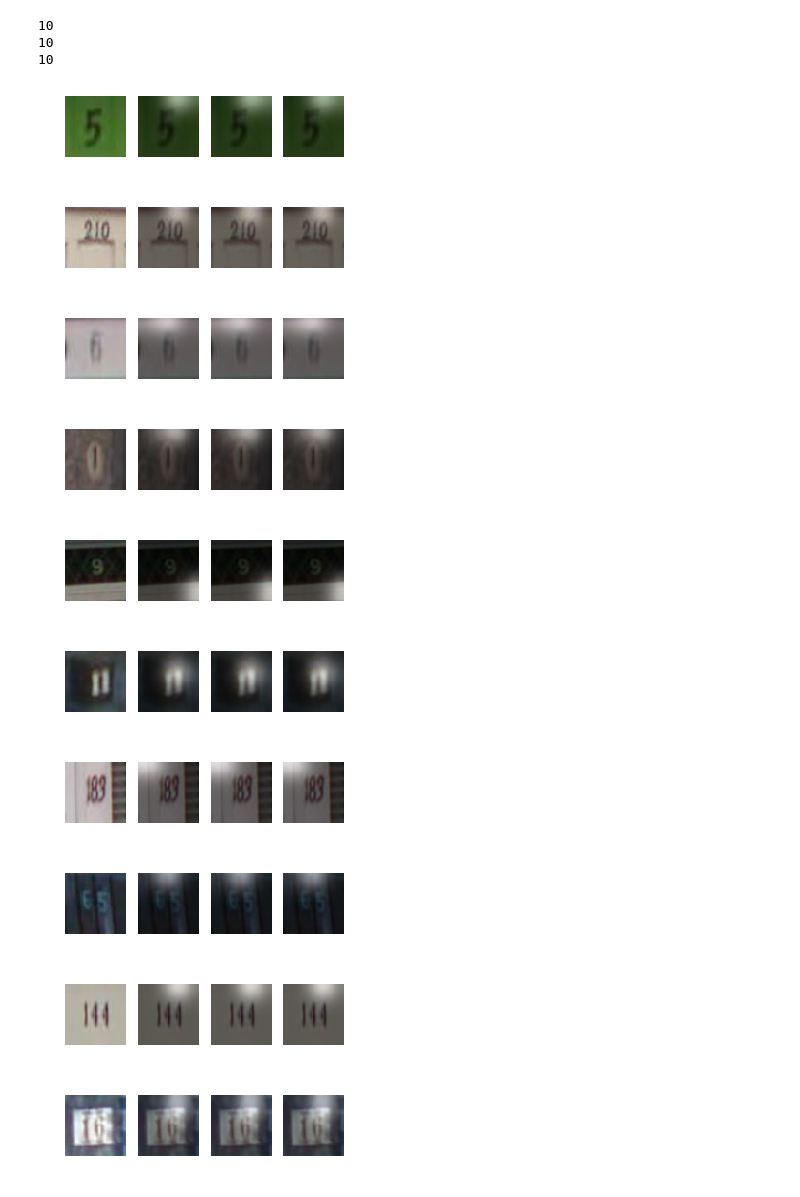
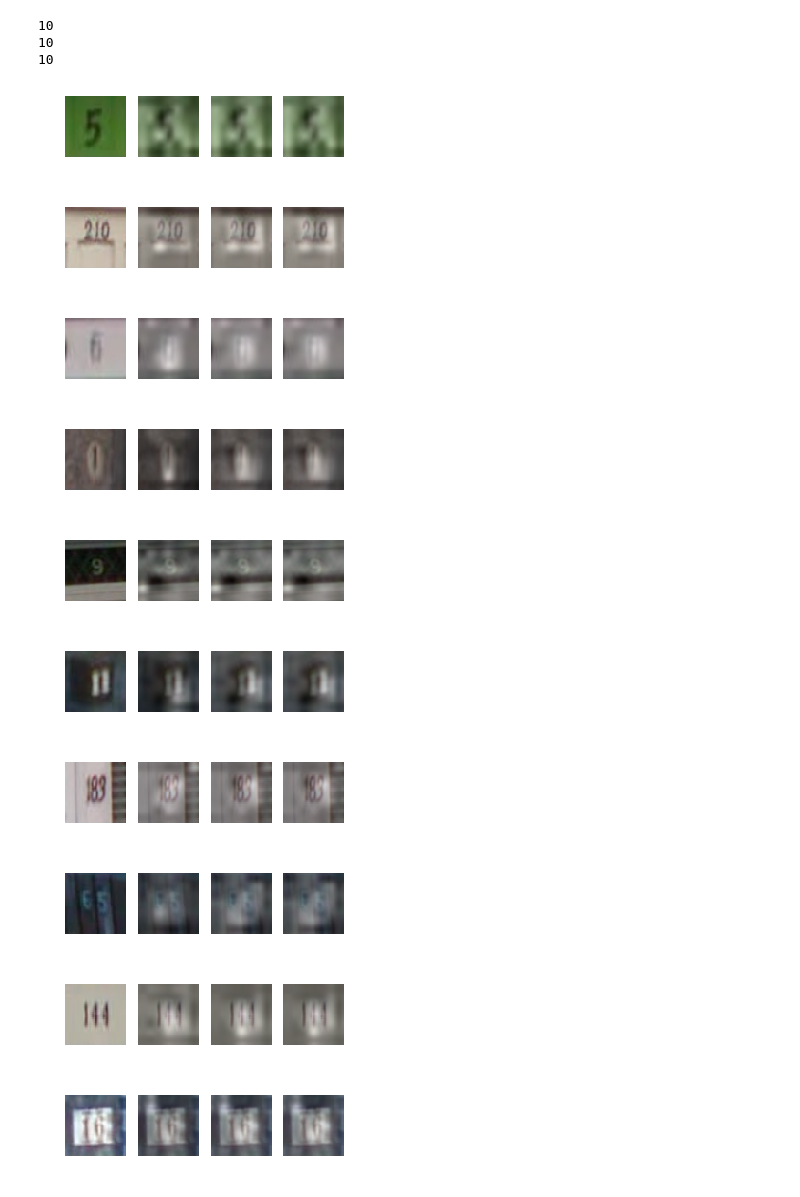
Before and after one commit to tonyjo/multi_digit_classification_attention, a Jupyter notebook: evaluate_and_viz.ipynb, the cells around one changed output. Cells and saved outputs as stored; diff of their text form; code cells hidden in the pictures.

```diff
--- a/evaluate_and_viz.ipynb
+++ b/evaluate_and_viz.ipynb
@@ -23,14 +23,14 @@ plt.rcParams['image.cmap'] = 'gray'
 n_iters     = 10
 print_every = 5
 batch_size  = 1
-pretrained_model = None
+pretrained_model = './model/lstm1/model-35'
 ground_attention_upsample = (64, 64)
 # %%
 # Load train dataset
 data = dataLoader(directory='./dataset', dataset_dir='test_curated', dataset_name='test.txt', max_steps=3, mode='Test')
 # Load Model
 model = Model(dim_feature=[49, 256], dim_hidden=128, n_time_step=3,
-              alpha_c=0.5, image_height=64, image_width=64, mode='test')
+              alpha_c=0.5, image_height=64, image_width=64, mode='train')
 # Build model for inference
 pred_bboxs_, alpha_list_ = model.build_test_model()
 # %% [output]
@@ -56,7 +56,7 @@ with tf.Session(config=tf.ConfigProto(gpu_options=config)) as sess:
 
     if pretrained_model is not None:
         print("Start testing with pretrained Model..")
-        saver.restore(sess, self.pretrained_model)
+        saver.restore(sess, pretrained_model)
     else:
         print("Start testing with Model with random weights...")
 
@@ -97,32 +98,38 @@ upscaled_attn_images = []
 for k in range(len(attn_images)):
     sample_attention_res_interm = []
     for K in range(3):
-        sample_attention_res = skimage.transform.pyramid_expand(attn_images[k][K][0][:, :, 0], upscale=9.1, sigma=10)
+        sample_attention_res = skimage.transform.pyramid_expand(attn_images[k][K][0][:, :, 0], upscale=9.1, sigma=2)
         sample_attention_res_interm.append(sample_attention_res)
 
     upscaled_attn_images.append(sample_attention_res_interm)
 # %%
 for t in range(10):
     # Plot original image
     plt.subplot(1, 4, 1)
     plt.imshow(vis_images[t][0])
     plt.axis('off')
 
     for T in range(3):
         plt.subplot(1, 4, T+2)
         plt.imshow(vis_images[t][0])
         plt.imshow(upscaled_attn_images[t][T], alpha=0.5)
+        sample_left  = pred_bboxes[t][T][0][0]
+        sample_top   = pred_bboxes[t][T][0][1]
+        sample_width = pred_bboxes[t][T][0][2]
+        sample_heigt = pred_bboxes[t][T][0][3]
+        rect = patches.Rectangle((sample_top+sample_heigt, sample_left), sample_width, sample_heigt,linewidth=1,edgecolor='r',facecolor='none')
+        plt.add_patch(rect)
         plt.axis('off')
 
     plt.show()
 # %% [output]
-[figure, old version]
+[figure, new version]
-[figure, old version]
+[figure, new version]
-[figure, old version]
+[figure, new version]
-[figure, old version]
+[figure, new version]
-[figure, old version]
+[figure, new version]
-[figure, old version]
+[figure, new version]
-[figure, old version]
+[figure, new version]
-[figure, old version]
+[figure, new version]
-[figure, old version]
+[figure, new version]
-[figure, old version]
+[figure, new version]
```
Also changed, not shown: parts of 1 cell of this notebook, 2 other files.
